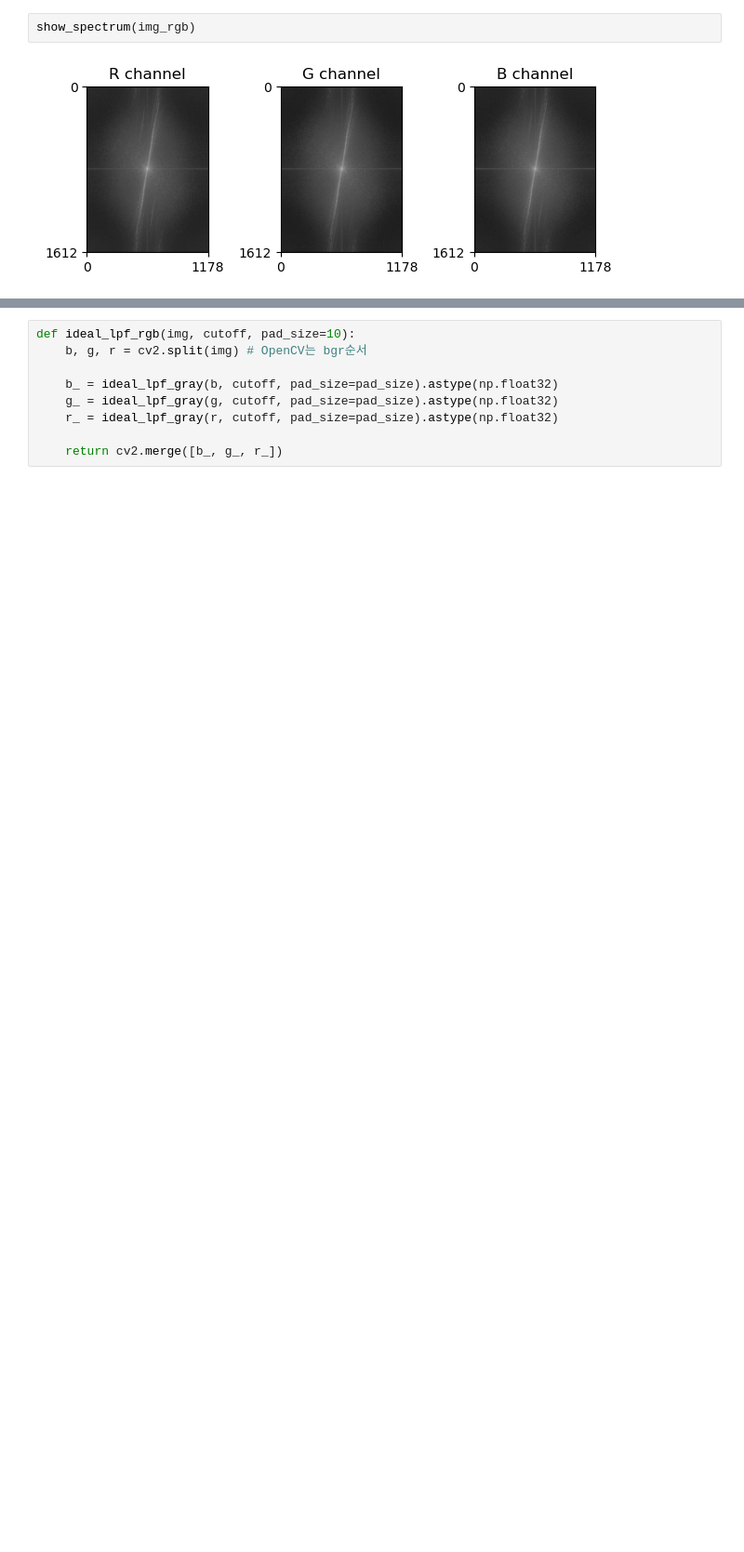
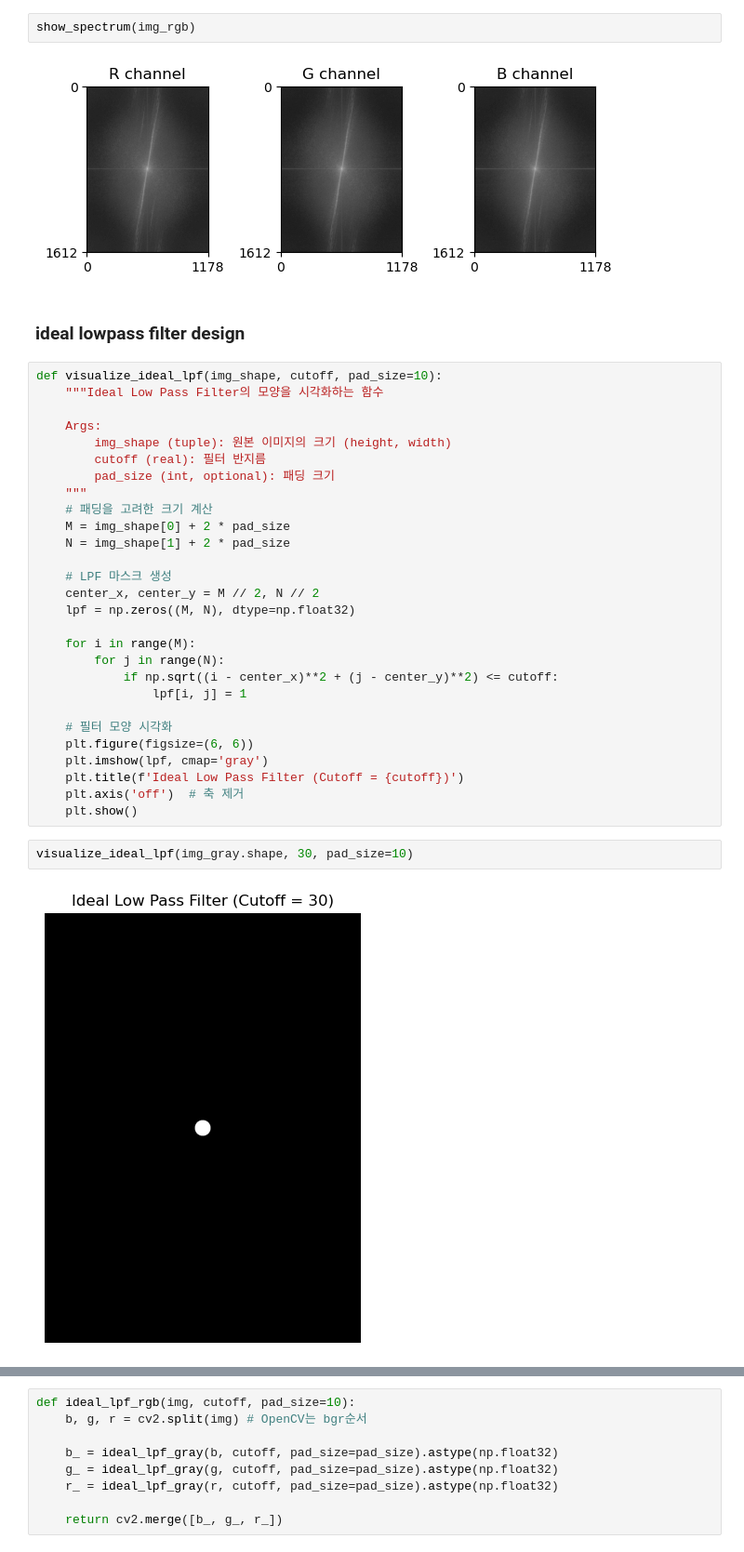
Before and after one commit to jhb341/computational-photography, a Jupyter notebook: assn2/code/ideal.ipynb, the cells around one changed output, grey strips where cells are left out. Shown at 93% size. Drawn from its saved outputs; the diff is of its cells as text; blank space fills up the shorter version.

```diff
--- a/assn2/code/ideal.ipynb
+++ b/assn2/code/ideal.ipynb
@@ -126,3 +52,37 @@ show_spectrum(img_rgb_blur)
 show_spectrum(img_rgb)
 # %% [output]
 [figure]
+# %% [markdown]
+### ideal lowpass filter design
+# %%
+def visualize_ideal_lpf(img_shape, cutoff, pad_size=10):
+    """Ideal Low Pass Filter의 모양을 시각화하는 함수
+
+    Args:
+        img_shape (tuple): 원본 이미지의 크기 (height, width)
+        cutoff (real): 필터 반지름
+        pad_size (int, optional): 패딩 크기
+    """
+    # 패딩을 고려한 크기 계산
+    M = img_shape[0] + 2 * pad_size
+    N = img_shape[1] + 2 * pad_size
+
+    # LPF 마스크 생성
+    center_x, center_y = M // 2, N // 2
+    lpf = np.zeros((M, N), dtype=np.float32)
+
+    for i in range(M):
+        for j in range(N):
+            if np.sqrt((i - center_x)**2 + (j - center_y)**2) <= cutoff:
+                lpf[i, j] = 1
+
+    # 필터 모양 시각화
+    plt.figure(figsize=(6, 6))
+    plt.imshow(lpf, cmap='gray')
+    plt.title(f'Ideal Low Pass Filter (Cutoff = {cutoff})')
+    plt.axis('off')  # 축 제거
+    plt.show()
+# %%
+visualize_ideal_lpf(img_gray.shape, 30, pad_size=10)
+# %% [output]
+[figure, added]
```
Also changed, not shown: parts of 27 cells of this notebook, 18 other files.
